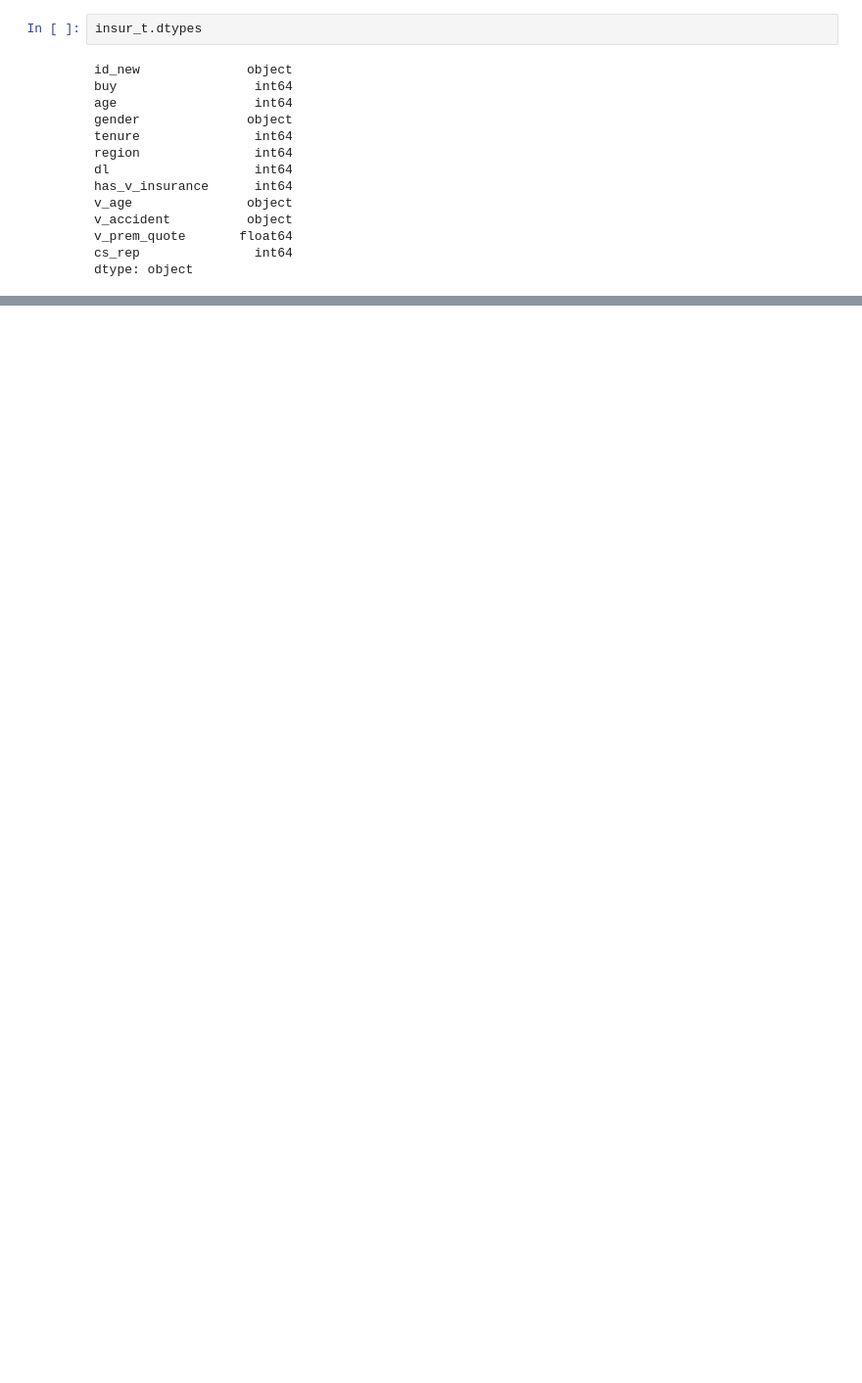
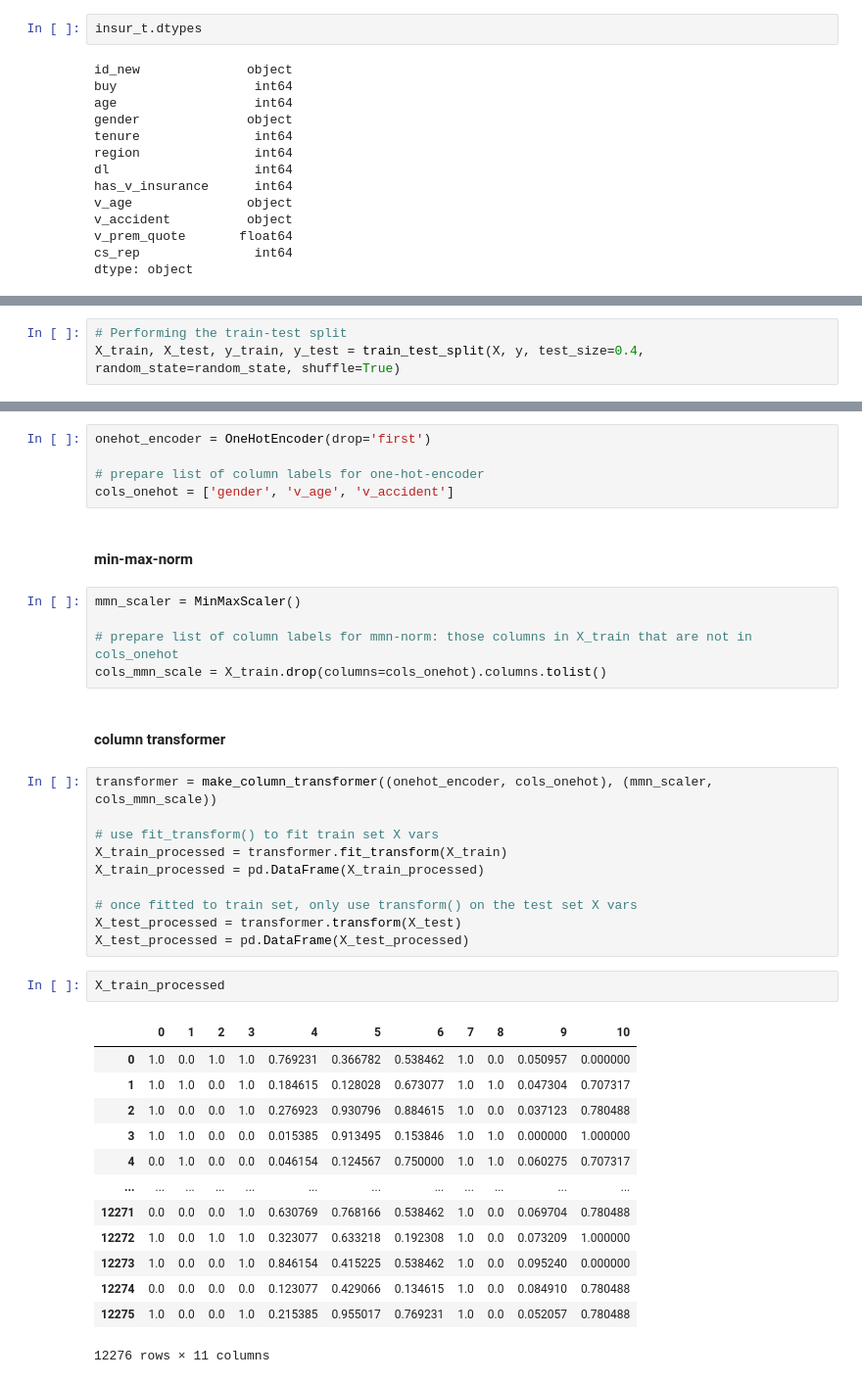
Before and after one commit to BZAN6357/Python, a Jupyter notebook: project .ipynb, the cells around one changed output, grey strips where cells are left out. Shown: that part at 98% size. Drawn from its saved outputs; the diff is of its cells as text; blank space fills up the shorter version.

```diff
--- a/project .ipynb
+++ b/project .ipynb
@@ -62,0 +100,3 @@ insur_t['v_age'] = insur_t['v_age'].astype('category')
+# %%
+# Performing the train-test split
+X_train, X_test, y_train, y_test = train_test_split(X, y, test_size=0.4, random_state=random_state, shuffle=True)
@@ -62,0 +134,40 @@ insur_t['v_age'] = insur_t['v_age'].astype('category')
+# %%
+onehot_encoder = OneHotEncoder(drop='first')
+
+# prepare list of column labels for one-hot-encoder
+cols_onehot = ['gender', 'v_age', 'v_accident']
+# %% [markdown]
+#### min-max-norm
+# %%
+mmn_scaler = MinMaxScaler()
+
+# prepare list of column labels for mmn-norm: those columns in X_train that are not in cols_onehot
+cols_mmn_scale = X_train.drop(columns=cols_onehot).columns.tolist()
+# %% [markdown]
+#### column transformer
+# %%
+transformer = make_column_transformer((onehot_encoder, cols_onehot), (mmn_scaler, cols_mmn_scale))
+
+# use fit_transform() to fit train set X vars
+X_train_processed = transformer.fit_transform(X_train)
+X_train_processed = pd.DataFrame(X_train_processed)
+
+# once fitted to train set, only use transform() on the test set X vars
+X_test_processed = transformer.transform(X_test)
+X_test_processed = pd.DataFrame(X_test_processed)
+# %%
+X_train_processed
+# %% [output]
+|  | 0 | 1 | 2 | 3 | 4 | 5 | 6 | 7 | 8 | 9 | 10 |
+| 0 | 1.0 | 0.0 | 1.0 | 1.0 | 0.769231 | 0.366782 | 0.538462 | 1.0 | 0.0 | 0.050957 | 0.000000 |
+| 1 | 1.0 | 1.0 | 0.0 | 1.0 | 0.184615 | 0.128028 | 0.673077 | 1.0 | 1.0 | 0.047304 | 0.707317 |
+| 2 | 1.0 | 0.0 | 0.0 | 1.0 | 0.276923 | 0.930796 | 0.884615 | 1.0 | 0.0 | 0.037123 | 0.780488 |
+| 3 | 1.0 | 1.0 | 0.0 | 0.0 | 0.015385 | 0.913495 | 0.153846 | 1.0 | 1.0 | 0.000000 | 1.000000 |
+| 4 | 0.0 | 1.0 | 0.0 | 0.0 | 0.046154 | 0.124567 | 0.750000 | 1.0 | 1.0 | 0.060275 | 0.707317 |
+| ... | ... | ... | ... | ... | ... | ... | ... | ... | ... | ... | ... |
+| 12271 | 0.0 | 0.0 | 0.0 | 1.0 | 0.630769 | 0.768166 | 0.538462 | 1.0 | 0.0 | 0.069704 | 0.780488 |
+| 12272 | 1.0 | 0.0 | 1.0 | 1.0 | 0.323077 | 0.633218 | 0.192308 | 1.0 | 0.0 | 0.073209 | 1.000000 |
+| 12273 | 1.0 | 0.0 | 0.0 | 1.0 | 0.846154 | 0.415225 | 0.538462 | 1.0 | 0.0 | 0.095240 | 0.000000 |
+| 12274 | 0.0 | 0.0 | 0.0 | 0.0 | 0.123077 | 0.429066 | 0.134615 | 1.0 | 0.0 | 0.084910 | 0.780488 |
+| 12275 | 1.0 | 0.0 | 0.0 | 1.0 | 0.215385 | 0.955017 | 0.769231 | 1.0 | 0.0 | 0.052057 | 0.780488 |
+12276 rows × 11 columns
```
Also changed, not shown: parts of 48 cells of this notebook.
